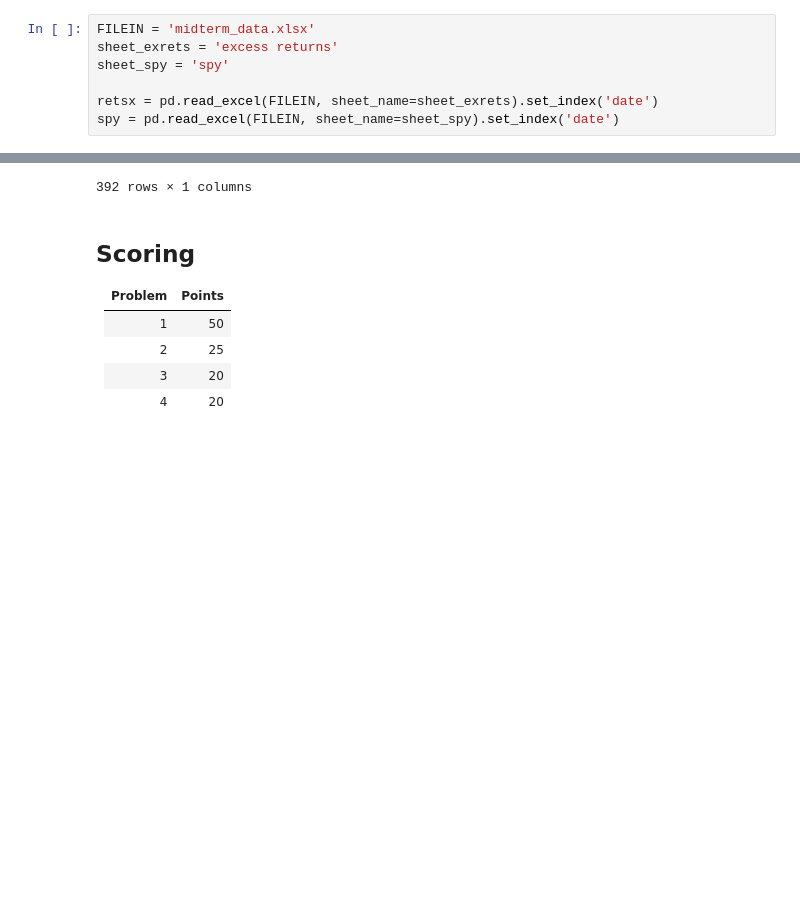
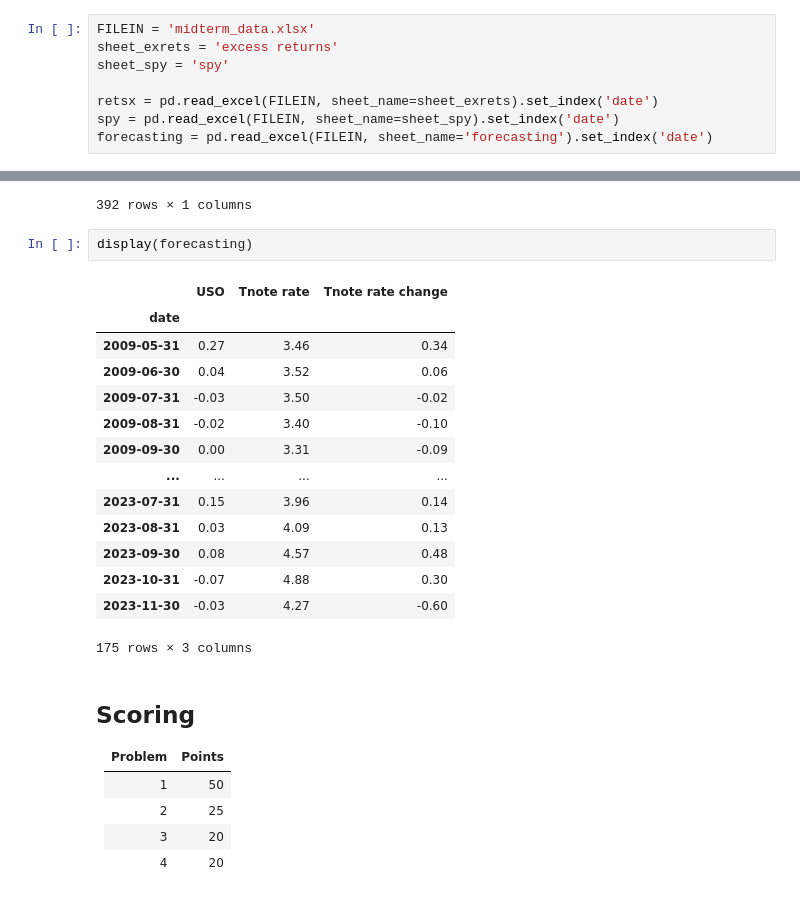
Before and after one commit to spknash/FINM-hw, a Jupyter notebook: midterm/Midterm.ipynb, the cells around one changed output, grey strips where cells are left out. Drawn from its saved outputs; the diff is of its cells as text; blank space fills up the shorter version.

```diff
--- a/midterm/Midterm.ipynb
+++ b/midterm/Midterm.ipynb
@@ -61,6 +61,7 @@ sheet_spy = 'spy'
 
 retsx = pd.read_excel(FILEIN, sheet_name=sheet_exrets).set_index('date')
 spy = pd.read_excel(FILEIN, sheet_name=sheet_spy).set_index('date')
+forecasting = pd.read_excel(FILEIN, sheet_name='forecasting').set_index('date')
 # %%
 display(retsx)
 # %% [output]
@@ -95,6 +96,23 @@ display(spy)
 | 2023-07-07 | -0.010670 |
 | 2023-07-14 | 0.024467 |
 392 rows × 1 columns
+# %%
+display(forecasting)
+# %% [output]
+|  | USO | Tnote rate | Tnote rate change |
+| date |  |  |  |
+| 2009-05-31 | 0.27 | 3.46 | 0.34 |
+| 2009-06-30 | 0.04 | 3.52 | 0.06 |
+| 2009-07-31 | -0.03 | 3.50 | -0.02 |
+| 2009-08-31 | -0.02 | 3.40 | -0.10 |
+| 2009-09-30 | 0.00 | 3.31 | -0.09 |
+| ... | ... | ... | ... |
+| 2023-07-31 | 0.15 | 3.96 | 0.14 |
+| 2023-08-31 | 0.03 | 4.09 | 0.13 |
+| 2023-09-30 | 0.08 | 4.57 | 0.48 |
+| 2023-10-31 | -0.07 | 4.88 | 0.30 |
+| 2023-11-30 | -0.03 | 4.27 | -0.60 |
+175 rows × 3 columns
 # %% [markdown]
 ## Scoring
 
```
Also changed, not shown: parts of 3 cells of this notebook.
